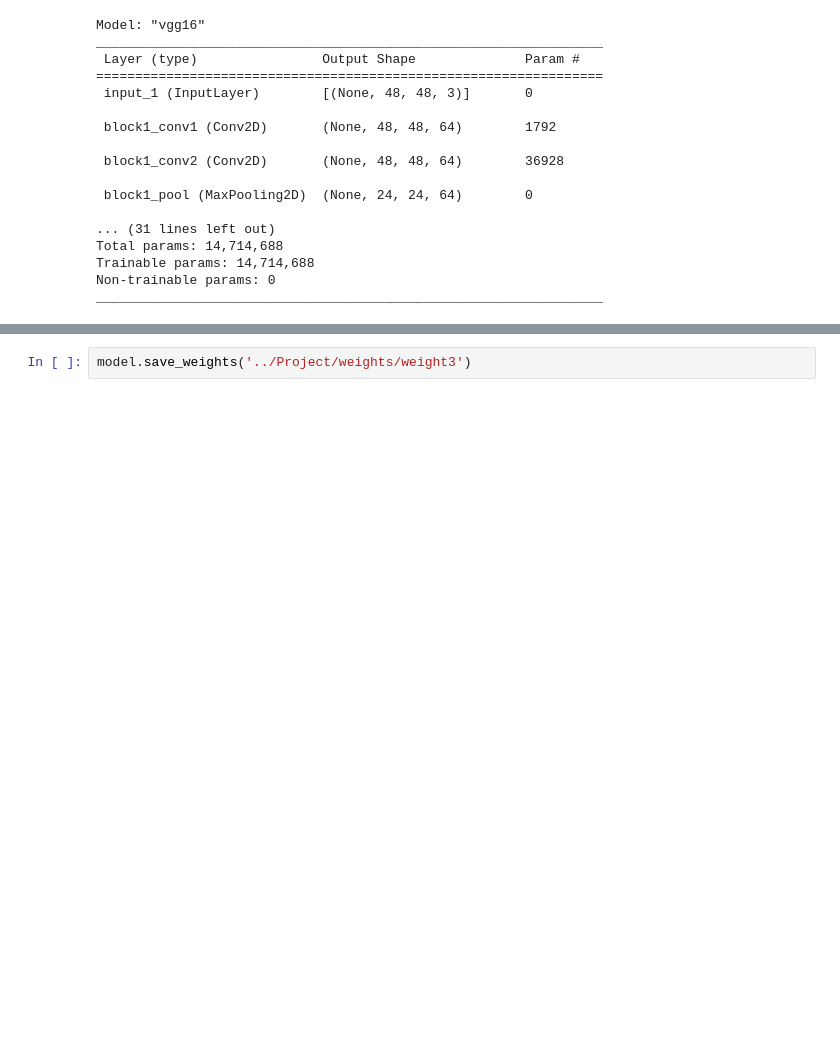
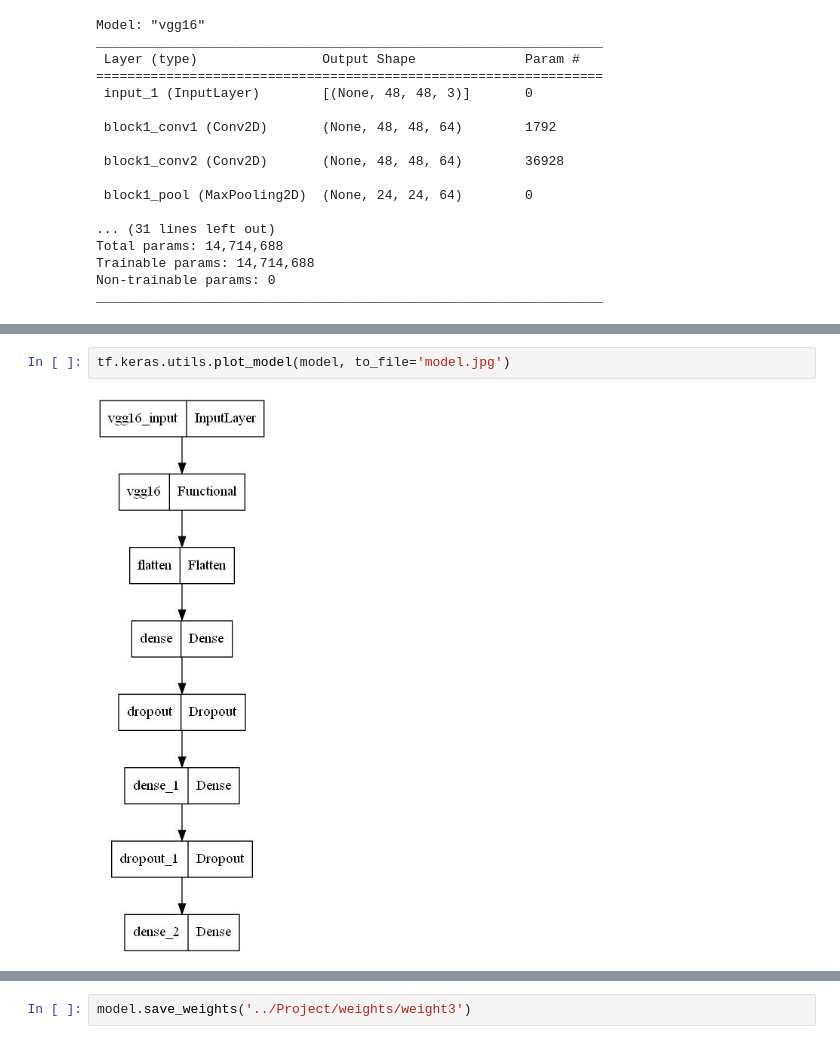
Before and after one commit to Sch1Warz/FaceDetection, a Jupyter notebook: vgg16-transfer-learning(BEST).ipynb, the cells around one changed output, grey strips where cells are left out. Drawn from its saved outputs; the diff is of its cells as text; blank space fills up the shorter version.

```diff
--- a/vgg16-transfer-learning(BEST).ipynb
+++ b/vgg16-transfer-learning(BEST).ipynb
@@ -192,4 +191,8 @@ Non-trainable params: 1,737,280
 _________________________________________________________________
+# %%
+tf.keras.utils.plot_model(model, to_file='model.jpg')
+# %% [output]
+[figure, added]
 # %%
 # Model trainable
 
```
Also changed, not shown: parts of 13 cells of this notebook, 3 other files.
